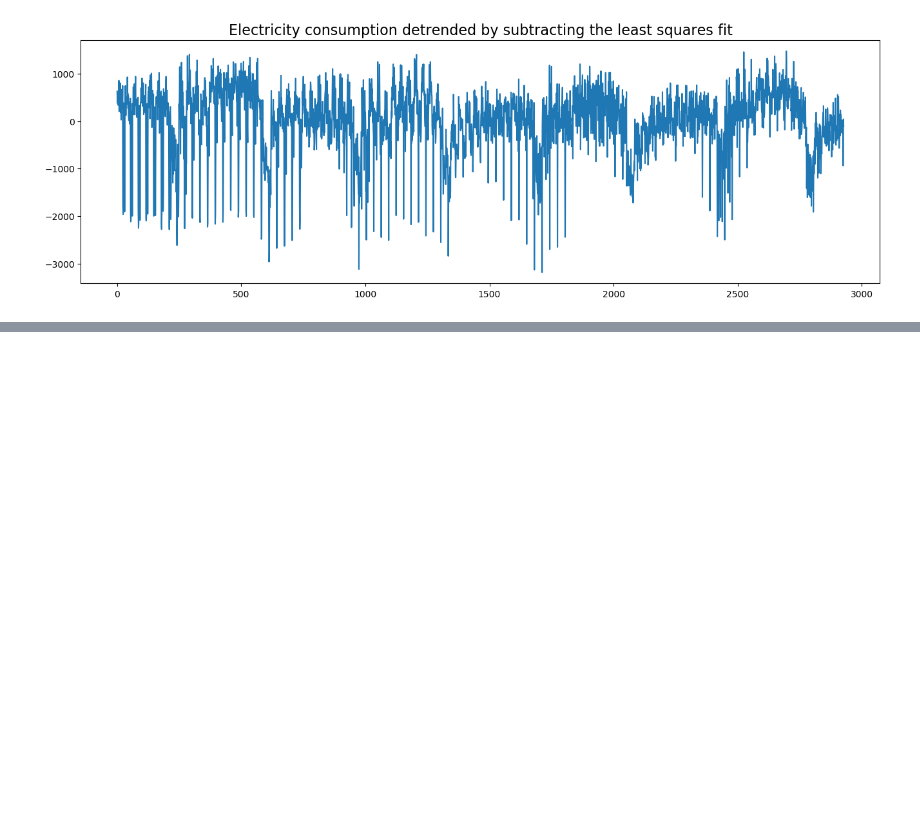
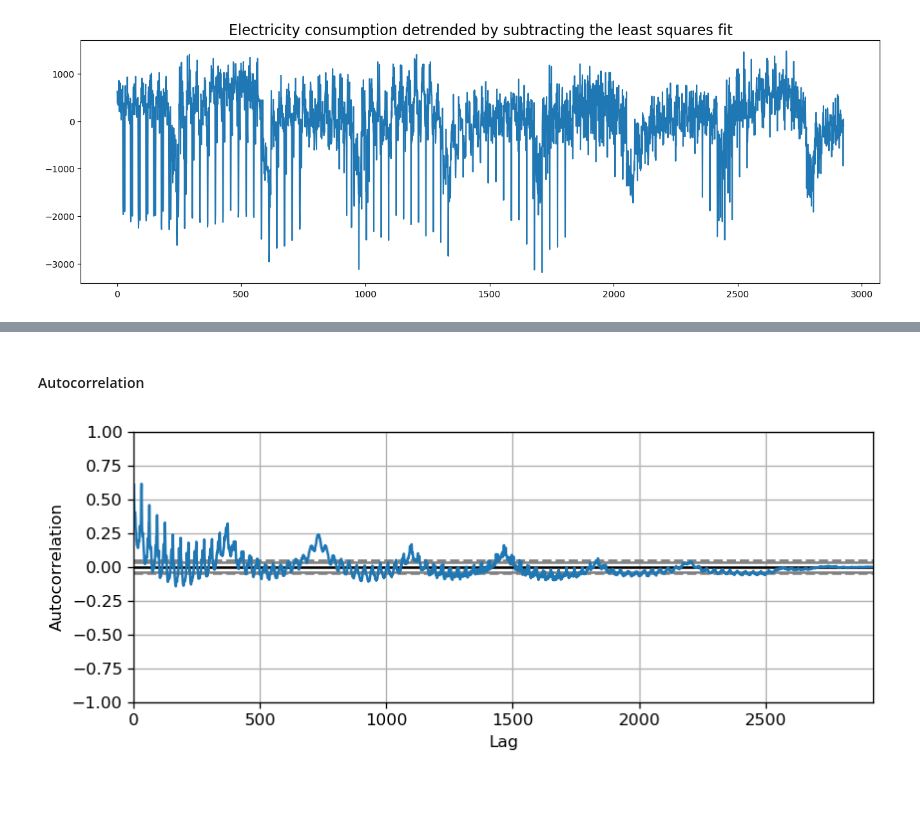
Before and after one commit to denismoroz1981/divd_project, a Jupyter notebook: divd_project.ipynb, the cells around one changed output, grey strips where cells are left out. Drawn from its saved outputs; the diff is of its cells as text; code cells hidden in the pictures; blank space fills up the shorter version.

Commit message:
autocorrelation added

```diff
--- a/divd_project.ipynb
+++ b/divd_project.ipynb
@@ -153,0 +157,10 @@ AttributeError: 'DataFrame' object has no attribute 'value'
+# %% [markdown]
+#### Autocorrelation
+# %%
+autocorrelation_plot(ser)
+plt.rcParams.update({'figure.figsize':(8,5), 'figure.dpi':120})
+plt.show()
+# %% [output]
+[figure, added]
+# %% [markdown]
+####
```
Also changed, not shown: parts of 2 cells of this notebook.
